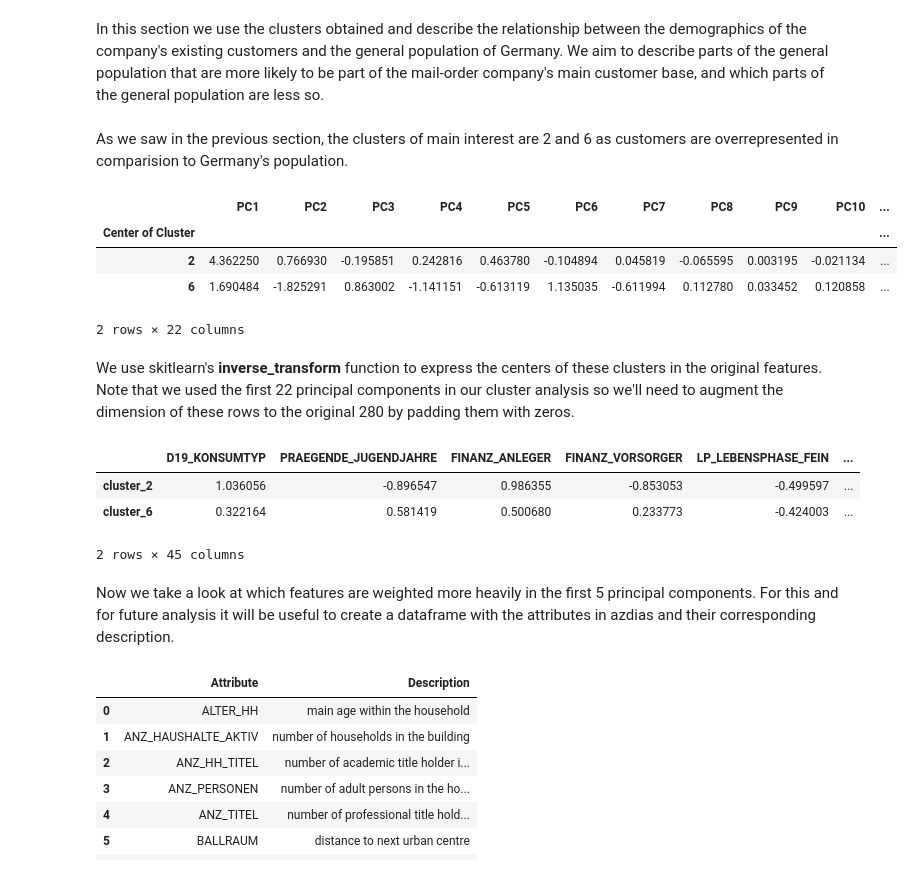
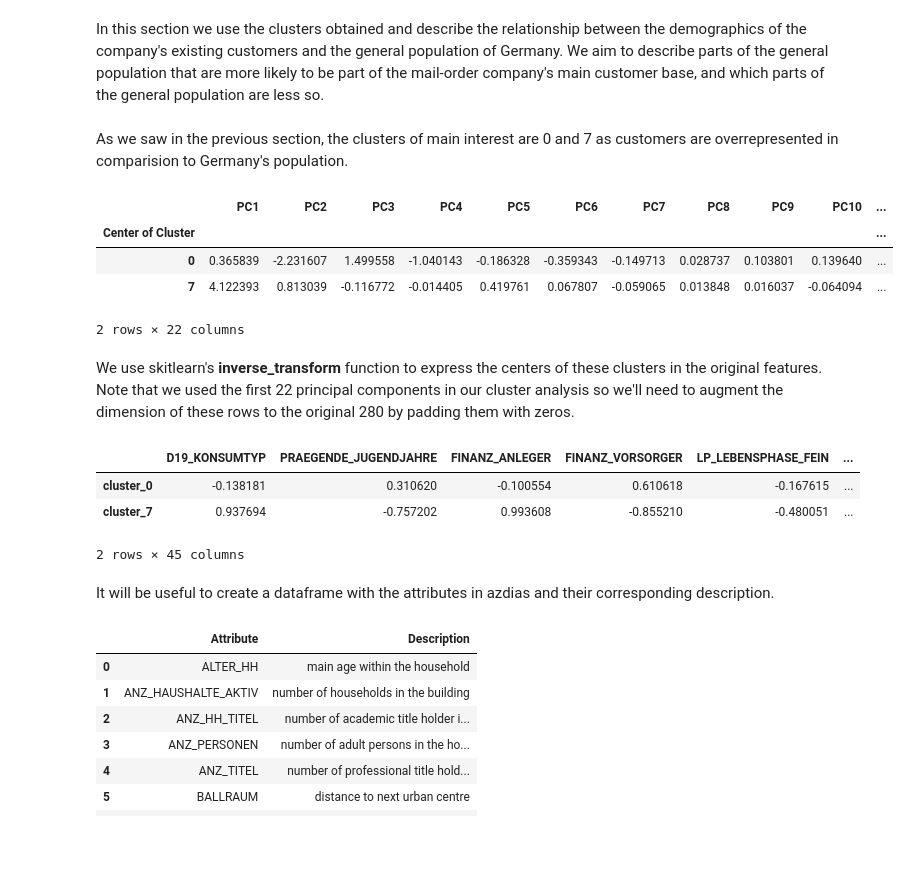
Before and after one commit to camilomesa/Customer-Segmentation-and-Acquisition, a Jupyter notebook: Customer Segmentation and Acquisition.ipynb, the cells around one changed output. Cells and saved outputs as stored; diff of their text form; code cells hidden in the pictures; blank space fills up the shorter version.

```diff
--- a/Customer Segmentation and Acquisition.ipynb
+++ b/Customer Segmentation and Acquisition.ipynb
@@ -46,0 +65,13 @@ azdias_pc = azdias_pca.fit_transform(azdias_selected)
+# %%
+# sorted list of cummulative sums of explained variance
+cumm_var = azdias_pca.explained_variance_ratio_.cumsum()
+# plot to visualize the cummulative percentage of variance explained over the number of components
+fig = plt.figure(figsize=(20, 12))
+ax = fig.add_subplot()
+ax.set_xlabel('Number of components')
+ax.set_ylabel('Cummulative Percentage of variance explained')
+ax.set_xticks(np.arange(0, 45, 2))
+ax.set_yticks(np.arange(0,1.1, 0.1))
+ax.grid()
+plt.plot(cumm_var)
+plt.show()
@@ -77,8 +110,8 @@ azdias_pc.to_csv('azdias_pc.csv', index=False)
 customers_pc.to_csv('customers_pc.csv', index=False)
 # %%
 #Load the azdias and customers principal components at 50% variance
-azdias_pc = pd.read_csv('azdias_pc.csv')
-customers_pc = pd.read_csv('customers_pc.csv')
+#azdias_pc = pd.read_csv('azdias_pc.csv')
+#customers_pc = pd.read_csv('customers_pc.csv')
 # %% [markdown]
 # Clustering
 # %% [markdown]
@@ -88,7 +119,8 @@ Recall that the intertia of the clusters is defined as the sum of squared Euclid
 # %%
+#plot of inertias over several values of k to identify the 'elbow'
 inertias = []
 mapping = {}
-K = range(3,16)
+K = range(3,15)
 
 for k in K:
     # build and fit model
@@ -110,7 +142,7 @@ plt.show()
 # %%
 #Train clustering model with k=8
-kmeans = MiniBatchKMeans(n_clusters=8, batch_size=100, random_state = SEED)
-#kmeans = KMeans(n_clusters=8,random_state = SEED)
+kmeans = KMeans(n_clusters=8, random_state = SEED)
+#kmeans = KMeans(n_clusters=9,random_state = SEED)
 clusters_model = kmeans.fit(azdias_pc)
 
 #Predict the cluster of each sample using the above model
@@ -182,37 +214,37 @@ Interesting clusters are:
 # %% [markdown]
 In this section we use the clusters obtained and describe the relationship between the demographics of the company's existing customers and the general population of Germany. We aim to describe parts of the general population that are more likely to be part of the mail-order company's main customer base, and which parts of the general population are less so.
 # %% [markdown]
-As we saw in the previous section, the clusters of main interest are 2 and 6 as customers are overrepresented in comparision to Germany's population.
+As we saw in the previous section, the clusters of main interest are 0 and 7 as customers are overrepresented in comparision to Germany's population.
 # %%
-#create data frame with centers of clusters 2 and 6
-clusters_centers = pd.DataFrame(kmeans.cluster_centers_[[2,6],:], index = [2, 6])
+#create data frame with centers of clusters 0 and 7
+clusters_centers = pd.DataFrame(kmeans.cluster_centers_[[0,7],:], index = [0,7])
 clusters_centers.columns = ['PC'+str(k) for k in range(1,23)]
 clusters_centers.index.name = 'Center of Cluster'
 clusters_centers.sort_index(ascending = True)
 # %% [output]
 |  | PC1 | PC2 | PC3 | PC4 | PC5 | PC6 | PC7 | PC8 | PC9 | PC10 | ... |
 | Center of Cluster |  |  |  |  |  |  |  |  |  |  | ... |
-| 2 | 4.362250 | 0.766930 | -0.195851 | 0.242816 | 0.463780 | -0.104894 | 0.045819 | -0.065595 | 0.003195 | -0.021134 | ... |
-| 6 | 1.690484 | -1.825291 | 0.863002 | -1.141151 | -0.613119 | 1.135035 | -0.611994 | 0.112780 | 0.033452 | 0.120858 | ... |
+| 0 | 0.365839 | -2.231607 | 1.499558 | -1.040143 | -0.186328 | -0.359343 | -0.149713 | 0.028737 | 0.103801 | 0.139640 | ... |
+| 7 | 4.122393 | 0.813039 | -0.116772 | -0.014405 | 0.419761 | 0.067807 | -0.059065 | 0.013848 | 0.016037 | -0.064094 | ... |
 2 rows × 22 columns
 # %% [markdown]
 We use skitlearn's **inverse_transform** function to express the centers of these clusters in the original features. Note that we used the first 22 principal components in our cluster analysis so we'll need to augment the dimension of these rows to the original 280 by padding them with zeros.
 # %%
 #pad the centers principal components with zeros for the remaining principal components
-for l in range(23, 46):
+for l in range(22, 46):
     clusters_centers['PC'+str(l)] = 0
 
 # Use inverse PCA and scaling to center values as original variables
 centers_df = azdias_pca.inverse_transform(azdias_pca.inverse_transform(clusters_centers))
-centers_df = pd.DataFrame(centers_df, columns=azdias_selected.columns, index = ['cluster_2','cluster_6'])
+centers_df = pd.DataFrame(centers_df, columns=azdias_selected.columns, index = ['cluster_0','cluster_7'])
 centers_df
 # %% [output]
 |  | D19_KONSUMTYP | PRAEGENDE_JUGENDJAHRE | FINANZ_ANLEGER | FINANZ_VORSORGER | LP_LEBENSPHASE_FEIN | ... |
-| cluster_2 | 1.036056 | -0.896547 | 0.986355 | -0.853053 | -0.499597 | ... |
-| cluster_6 | 0.322164 | 0.581419 | 0.500680 | 0.233773 | -0.424003 | ... |
+| cluster_0 | -0.138181 | 0.310620 | -0.100554 | 0.610618 | -0.167615 | ... |
+| cluster_7 | 0.937694 | -0.757202 | 0.993608 | -0.855210 | -0.480051 | ... |
 2 rows × 45 columns
 # %% [markdown]
-Now we take a look at which features are weighted more heavily in the first 5 principal components. For this and for future analysis it will be useful to create a dataframe with the attributes in azdias and their corresponding description.
+It will be useful to create a dataframe with the attributes in azdias and their corresponding description.
 # %%
 clean_azdias = pd.read_csv('clean_azdias.csv')
 clean_customers = pd.read_csv('clean_customers.csv')
```
Also changed, not shown: parts of 46 cells of this notebook, 1 other file.
